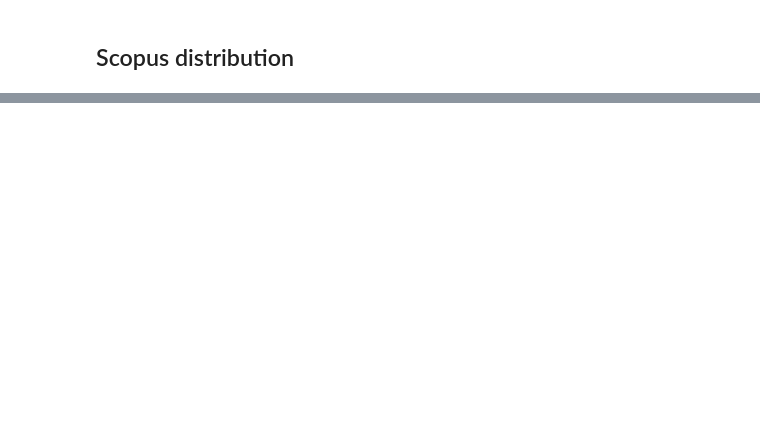
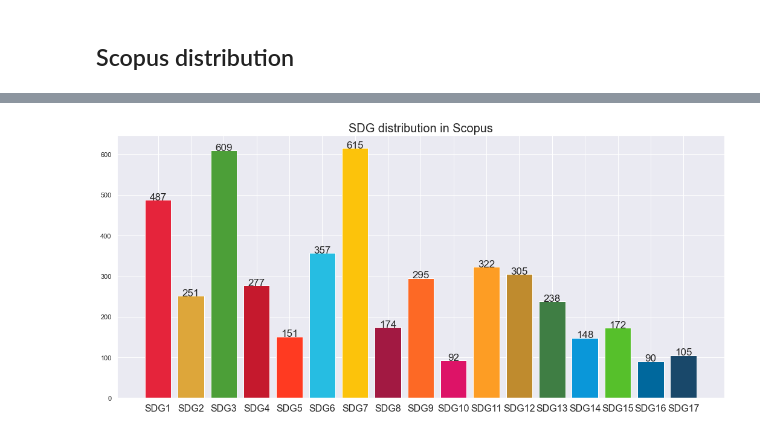
Before and after one commit to Tolsager/SDG_CLF, a Jupyter notebook: EDA.ipynb, the cells around one changed output, grey strips where cells are left out. Drawn from its saved outputs; the diff is of its cells as text; code cells hidden in the pictures; blank space fills up the shorter version.

```diff
--- a/EDA.ipynb
+++ b/EDA.ipynb
@@ -357,0 +337,12 @@ plt.show()
+# %%
+fig = plt.figure(figsize=(18,8))
+x = range(1, 18)
+y = [s_df[f"sdg{i}"].sum() for i in x]
+plt.bar(x, y, color=sdg_colors)
+for xi, yi in zip(x, y):
+    plt.text(xi,yi,yi,ha='center', fontsize=17)
+plt.title("SDG distribution in Scopus", fontsize=20)
+plt.xticks(x, [f"SDG{i}" for i in x], fontsize=16)
+plt.show()
+# %% [output]
+[figure, added]
```
Also changed, not shown: parts of 32 cells of this notebook.
